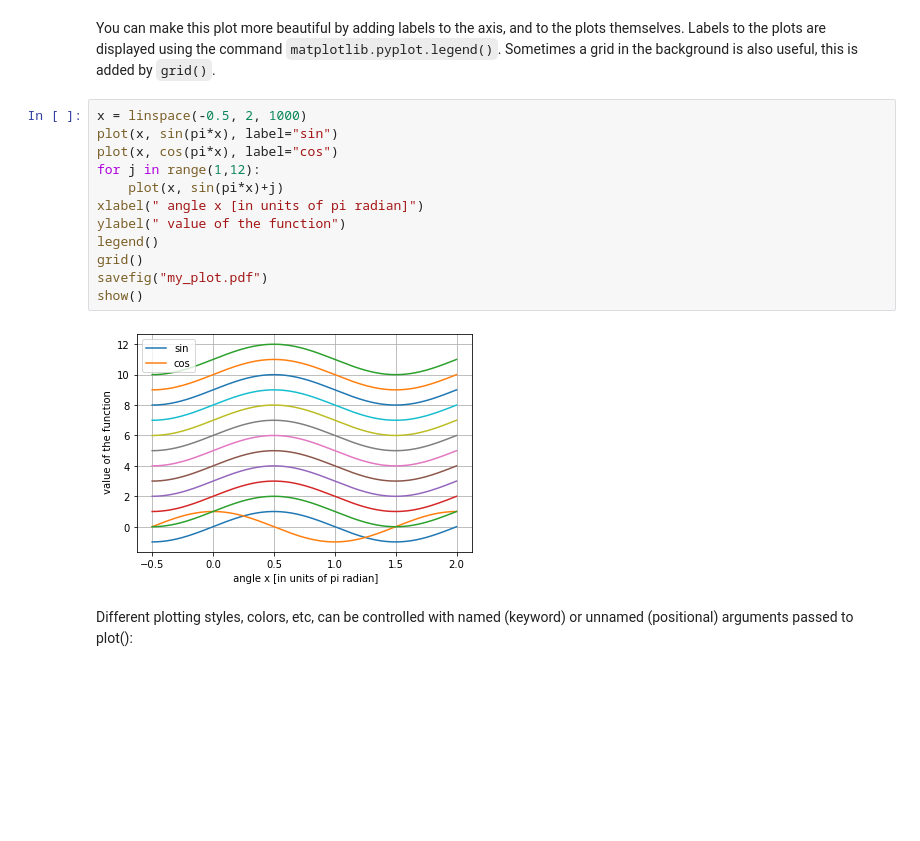
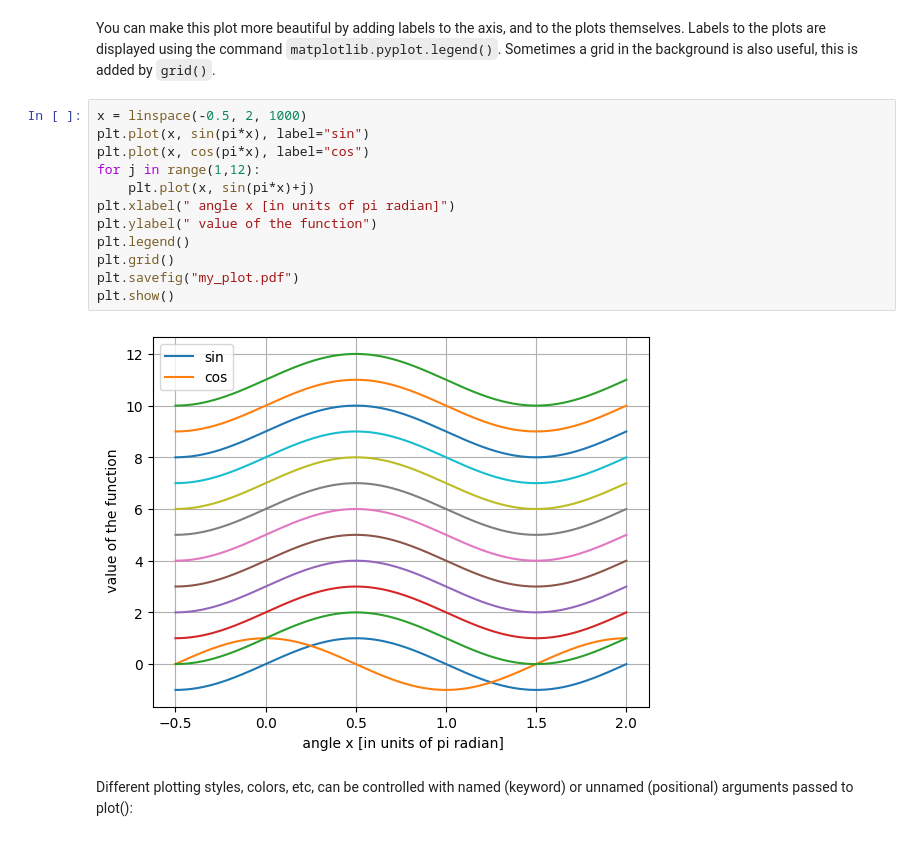
Before and after one commit to killercookiee/School-Code, a Jupyter notebook: Physics Practice/Class Materials/02 week/2024_02.ipynb, the cells around one changed output. Saved outputs shown, nothing was run; the diff lists cells and outputs as text; blank space fills up the shorter version.

```diff
--- a/Physics Practice/Class Materials/02 week/2024_02.ipynb
+++ b/Physics Practice/Class Materials/02 week/2024_02.ipynb
@@ -444,17 +500,17 @@ show()
 You can make this plot more beautiful by adding labels to the axis, and to the plots themselves. Labels to the plots are displayed using the command `matplotlib.pyplot.legend()`. Sometimes a grid in the background is also useful, this is added by `grid()`.
 # %%
 x = linspace(-0.5, 2, 1000)
-plot(x, sin(pi*x), label="sin")
-plot(x, cos(pi*x), label="cos")
+plt.plot(x, sin(pi*x), label="sin")
+plt.plot(x, cos(pi*x), label="cos")
 for j in range(1,12):
-    plot(x, sin(pi*x)+j)
-xlabel(" angle x [in units of pi radian]")
-ylabel(" value of the function")
-legend()
-grid()
-savefig("my_plot.pdf")
-show()
+    plt.plot(x, sin(pi*x)+j)
+plt.xlabel(" angle x [in units of pi radian]")
+plt.ylabel(" value of the function")
+plt.legend()
+plt.grid()
+plt.savefig("my_plot.pdf")
+plt.show()
 # %% [output]
-[figure, old version]
+[figure, new version]
 # %% [markdown]
 Different plotting styles, colors, etc, can be controlled with named (keyword) or unnamed (positional) arguments passed to plot():
```
Also changed, not shown: parts of 24 cells of this notebook, 11 other files.
